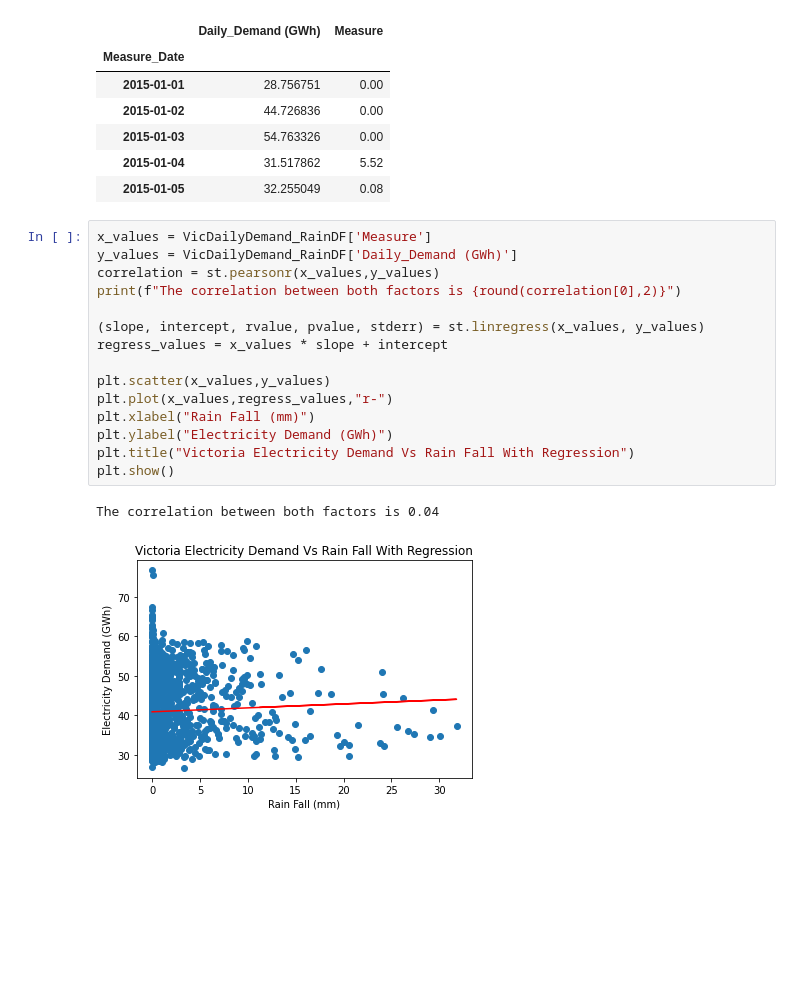
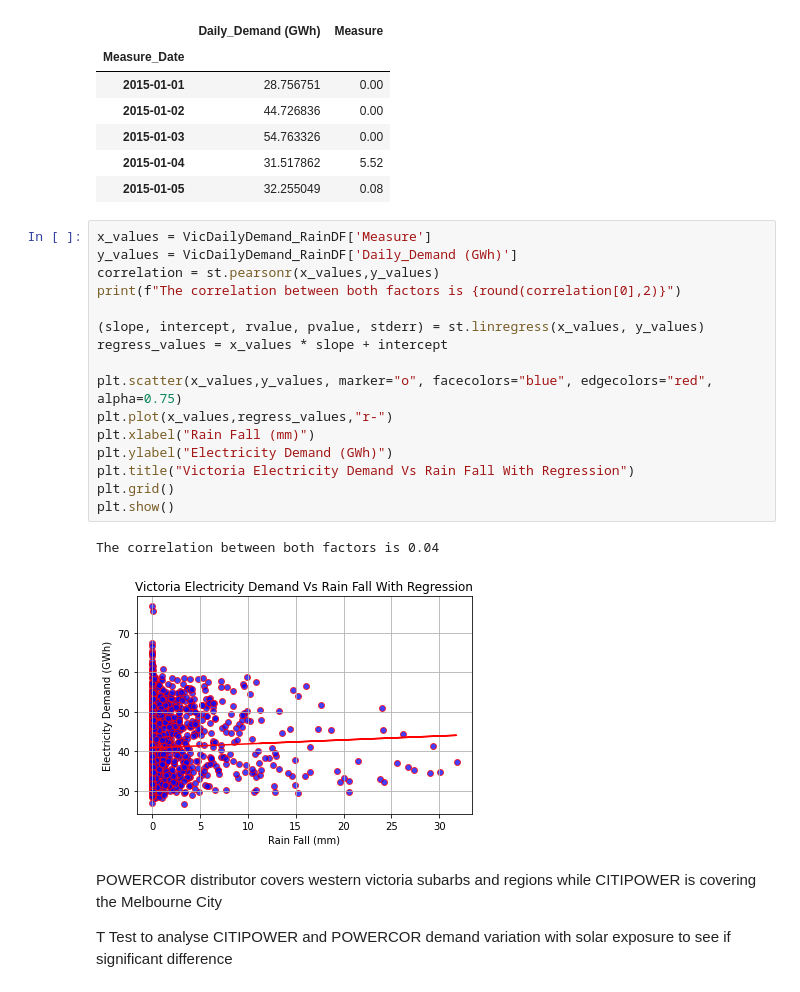
Before and after one commit to tahsinurrahman2011/Project-1, a Jupyter notebook: Electricity Demand Vs Weather Analysis.ipynb, the cells around one changed output. Cells and saved outputs as stored; diff of their text form; blank space fills up the shorter version.

```diff
--- a/Electricity Demand Vs Weather Analysis.ipynb
+++ b/Electricity Demand Vs Weather Analysis.ipynb
@@ -165,18 +176,23 @@ VicDailyDemand_RainDF.head()
 # %%
 x_values = VicDailyDemand_RainDF['Measure']
 y_values = VicDailyDemand_RainDF['Daily_Demand (GWh)']
 correlation = st.pearsonr(x_values,y_values)
 print(f"The correlation between both factors is {round(correlation[0],2)}")
 
 (slope, intercept, rvalue, pvalue, stderr) = st.linregress(x_values, y_values)
 regress_values = x_values * slope + intercept
 
-plt.scatter(x_values,y_values)
+plt.scatter(x_values,y_values, marker="o", facecolors="blue", edgecolors="red", alpha=0.75)
 plt.plot(x_values,regress_values,"r-")
 plt.xlabel("Rain Fall (mm)")
 plt.ylabel("Electricity Demand (GWh)")
 plt.title("Victoria Electricity Demand Vs Rain Fall With Regression")
+plt.grid()
 plt.show()
 # %% [output]
 The correlation between both factors is 0.04
-[figure, old version]
+[figure, new version]
+# %% [markdown]
+POWERCOR distributor covers western victoria subarbs and regions while CITIPOWER is covering the Melbourne City
+
+T Test to analyse CITIPOWER and POWERCOR demand variation with solar exposure to see if significant difference
```
Also changed, not shown: parts of 7 cells of this notebook, 3 other files.
